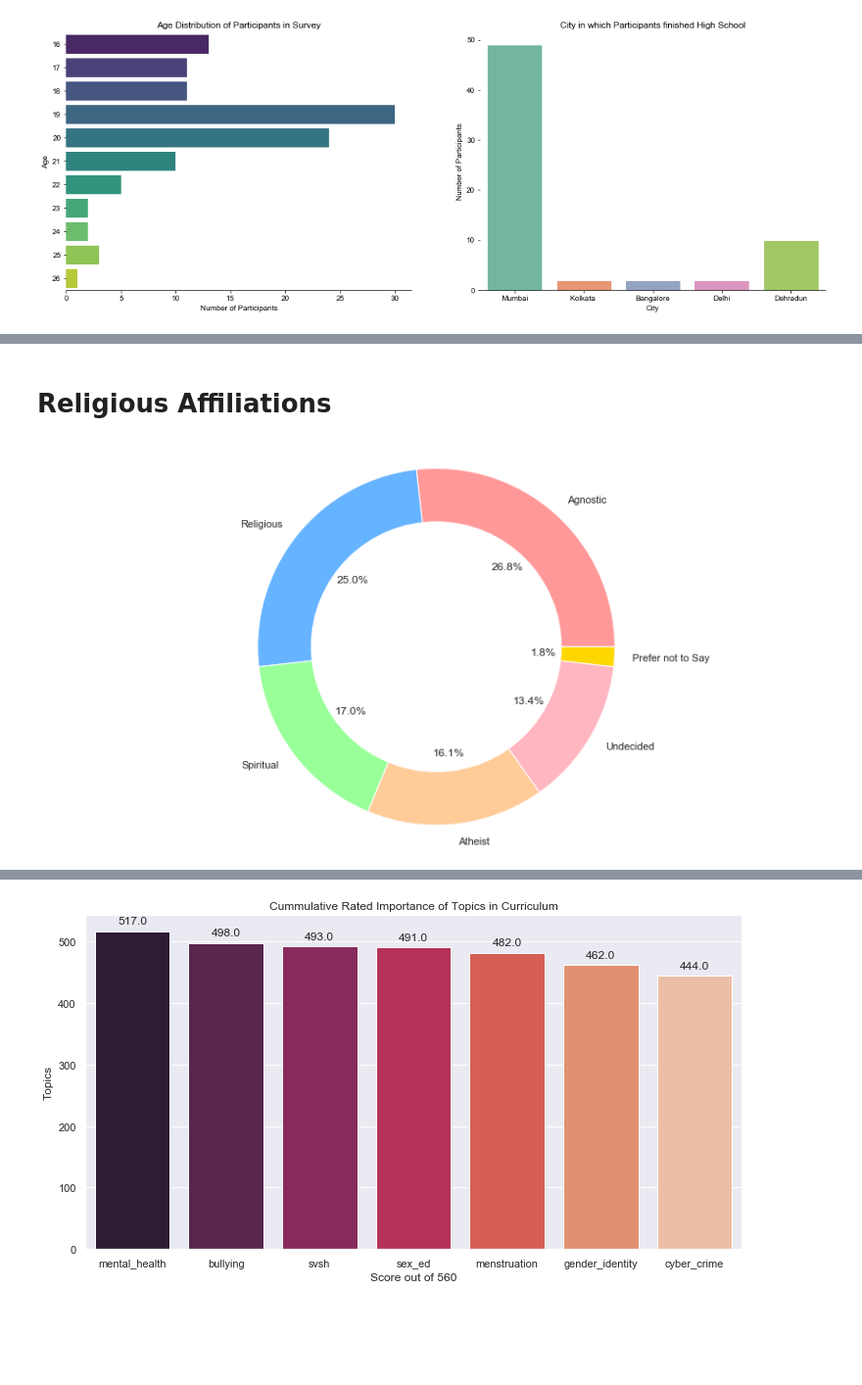
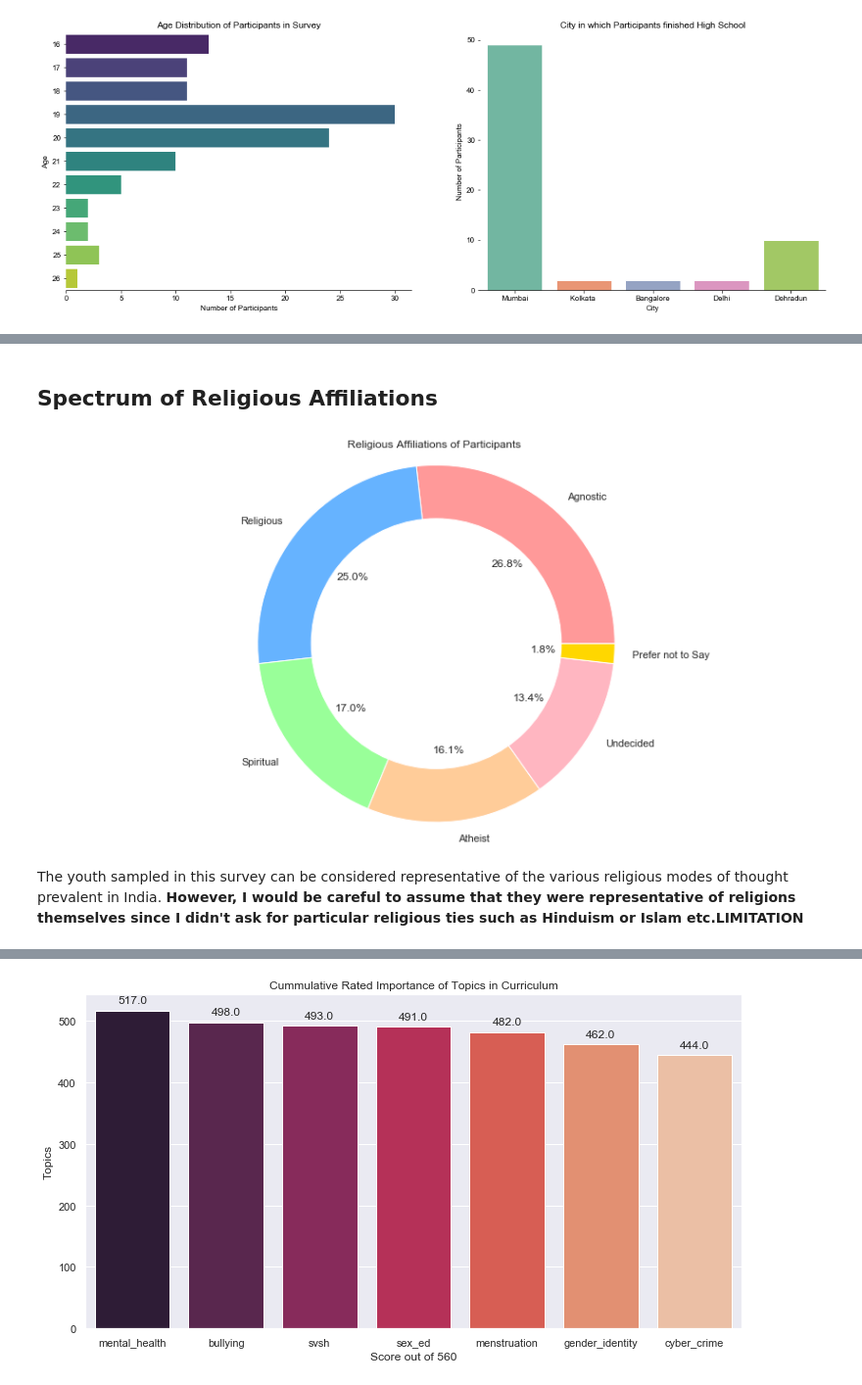
Before and after one commit to anusha0712/Sex-Ed-Survey, a Jupyter notebook: Education Survey.ipynb, the cells around one changed output, grey strips where cells are left out. Shown: that part at 98% size. Cells and saved outputs as stored; diff of their text form; code cells hidden in the pictures; blank space fills up the shorter version.

```diff
--- a/Education Survey.ipynb
+++ b/Education Survey.ipynb
@@ -103,33 +144,36 @@ plt.title("Gender Identity of Participants");
 # %% [markdown]
-# Religious Affiliations
+## Spectrum of Religious Affiliations
 # %%
 # Pie chart (MEDIUM ARTICLE)
 
 religion = dict(survey["Religious Affiliation "].value_counts())
 
 #Cleaning up repeat data in the survey
 religion["Undecided"] = religion["Still in the process of understanding concept of religion and god"] + religion["No clue "]
 del religion["Still in the process of understanding concept of religion and god"], religion["No clue "]
 
 #define variables for the pie-chart
 sizes = list(religion.values())
 labels = ["Agnostic","Religious","Spiritual","Atheist","Undecided","Prefer not to Say"]
 
 #colors
 colors = ['#ff9999','#66b3ff','#99ff99','#ffcc99','lightpink',"gold"]
 
 fig1, ax1 = plt.subplots()
 ax1.pie(sizes, colors = colors, labels=labels, autopct='%1.1f%%')
 
 #draw circle
 centre_circle = plt.Circle((0,0),0.70,fc='white')
 fig = plt.gcf()
 fig.gca().add_artist(centre_circle)
 
 # Equal aspect ratio ensures that pie is drawn as a circle
 ax1.axis('equal')
+plt.title("Religious Affiliations of Participants")
 plt.tight_layout()
 plt.show()
 # %% [output]
-[figure, old version]
+[figure, new version]
+# %% [markdown]
+The youth sampled in this survey can be considered representative of the various religious modes of thought prevalent in India. **However, I would be careful to assume that they were representative of religions themselves since I didn't ask for particular religious ties such as Hinduism or Islam etc.LIMITATION**
 # %% [markdown]
```
Also changed, not shown: parts of 48 cells of this notebook.
